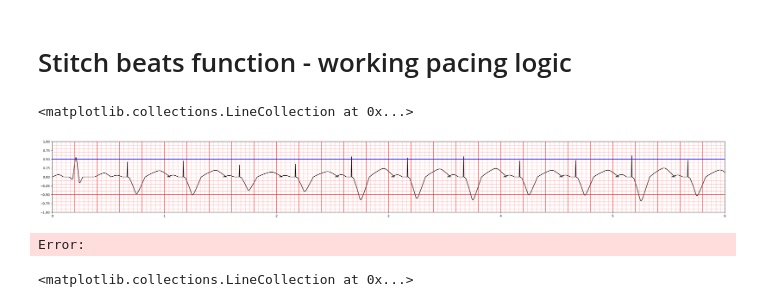
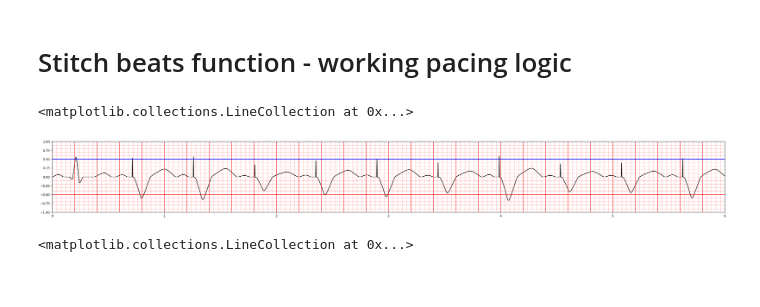
Before and after one commit to joonhaim/edupace, a Jupyter notebook: simulator-interface/ecg/ECG simulation - more organised version.ipynb, the cells around one changed output. Drawn from its saved outputs; the diff is of its cells as text; code cells hidden in the pictures.

Commit message:
Update ECG simulation - more organised version.ipynb
Fixed overlap when rate = 120ppm for normal ecg

```diff
--- a/simulator-interface/ecg/ECG simulation - more organised version.ipynb
+++ b/simulator-interface/ecg/ECG simulation - more organised version.ipynb
@@ -282,7 +282,7 @@ def stitch_beats(ecg_func, patient_HR, sensitivity,rate, output, asynchronous,it
 
             if asynchronous:
                 if output >= capture_threshold: #If capture threshold reached --> pace
-                    if np.max(x_temp) < np.max(x): #If wave you're about to concatenate overlaps with previous wave
+                    if np.min(x_temp) < np.max(x): #If wave you're about to concatenate overlaps with previous wave
                         overlap_start_idx = np.where(x >= np.min(x_temp))[0][0] #Find index at which there's first overlap
                         x = x[:overlap_start_idx] #Cut out overlapping region
                         y = y[:overlap_start_idx]
@@ -320,7 +320,7 @@ def stitch_beats(ecg_func, patient_HR, sensitivity,rate, output, asynchronous,it
                             offset = offset - gap + max_time_since_sensed
 
                         x_temp += offset
-                        if np.max(x_temp) < np.max(x): #If wave you're about to concatenate overlaps with previous wave
+                        if np.min(x_temp) < np.max(x): #If wave you're about to concatenate overlaps with previous wave
                             overlap_start_idx = np.where(x >= np.min(x_temp))[0][0] #Find index at which there's first overlap
                             x = x[:overlap_start_idx] #Cut out overlapping region
                             y = y[:overlap_start_idx]
@@ -373,7 +373,7 @@ def stitch_beats(ecg_func, patient_HR, sensitivity,rate, output, asynchronous,it
                             offset += max_time_since_sensed - gap
 
                         x_temp += offset
-                        if np.max(x_temp) < np.max(x): #If wave you're about to concatenate overlaps with previous wave
+                        if np.min(x_temp) < np.max(x): #If wave you're about to concatenate overlaps with previous wave
                             overlap_start_idx = np.where(x >= np.min(x_temp))[0][0] #Find index at which there's first overlap
                             x = x[:overlap_start_idx] #Cut out overlapping region
                             y = y[:overlap_start_idx]
@@ -406,36 +406,35 @@ def stitch_beats(ecg_func, patient_HR, sensitivity,rate, output, asynchronous,it
 t = np.linspace(0,1,101)
 patient_HR = 80
 sensitivity = 0.5
-x_ecg, y_ecg = stitch_beats(ECG_wave, patient_HR, sensitivity=sensitivity, rate=120, output=1.8, asynchronous=False)
+x_ecg, y_ecg = stitch_beats(ECG_wave, patient_HR, sensitivity=sensitivity, rate=110, output=1.8, asynchronous=False)
 
 fig, ax = plt.subplots(figsize=(38, 4))
 ax.plot(x_ecg, y_ecg, color='black')
 ax.set_xlim(0, 6)
 ax.set_ylim(-1, 1)
 
 # compute line positions
 big_lines_v = np.arange(0, 6, 0.2)
 small_lines_v = np.arange(0, 6, 0.04)
 big_lines_h = np.arange(-1.5, 1.5, 1)
 small_lines_h = np.arange(-1.5, 1.5, 0.1)
 
 ymin, ymax = ax.get_ylim()
 xmin, xmax = ax.get_xlim()
 
 # draw vertical lines (from ymin to ymax) in a single call each
 ax.vlines(big_lines_v, ymin, ymax, colors='red', alpha=0.7, linewidth=1.5)
 ax.vlines(small_lines_v, ymin, ymax, colors='red', alpha=0.3, linewidth=1)
 
 # draw horizontal lines (from xmin to xmax)
 ax.hlines(big_lines_h, xmin, xmax, colors='red', alpha=0.7, linewidth=1.5)
 ax.hlines(small_lines_h, xmin, xmax, colors='red', alpha=0.3, linewidth=1)
 
 #Line to indicate sensitivity setting
 ax.hlines(sensitivity, xmin, xmax, colors='blue', alpha=1, linewidth=1.5)
 # %% [output]
 <matplotlib.collections.LineCollection at 0x...>
-[figure, old version]
+[figure, new version]
-Error:
 # %%
 def third_deg_heart_block(ecg_func,iterations,sensitivity,output,rate,patient_HR,asynchronous=False):
     '''
```
